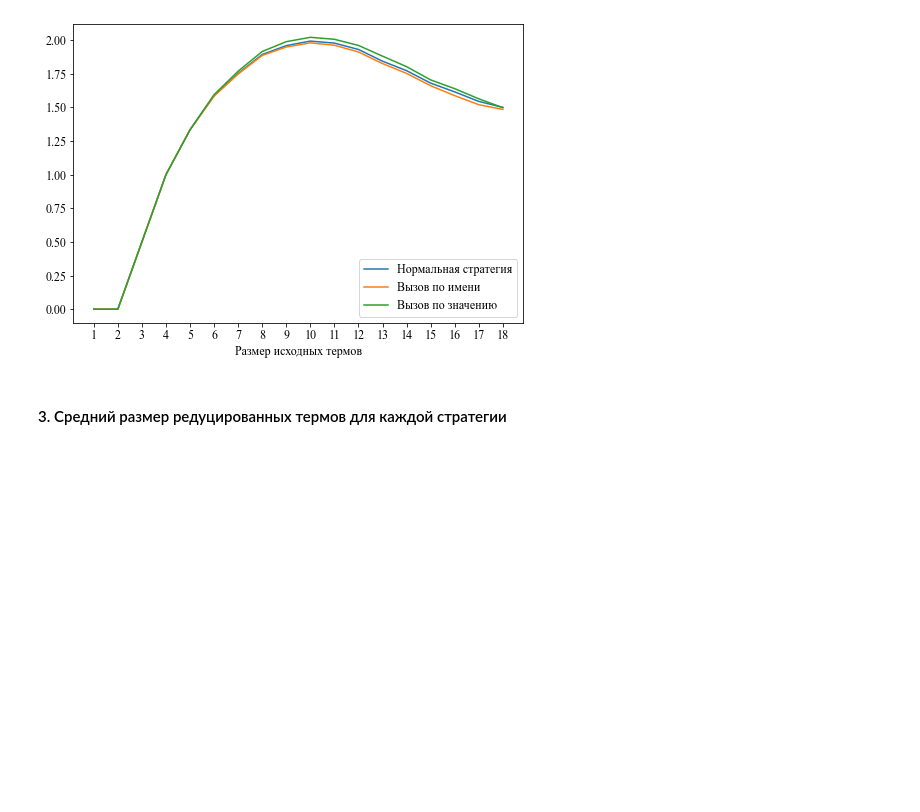
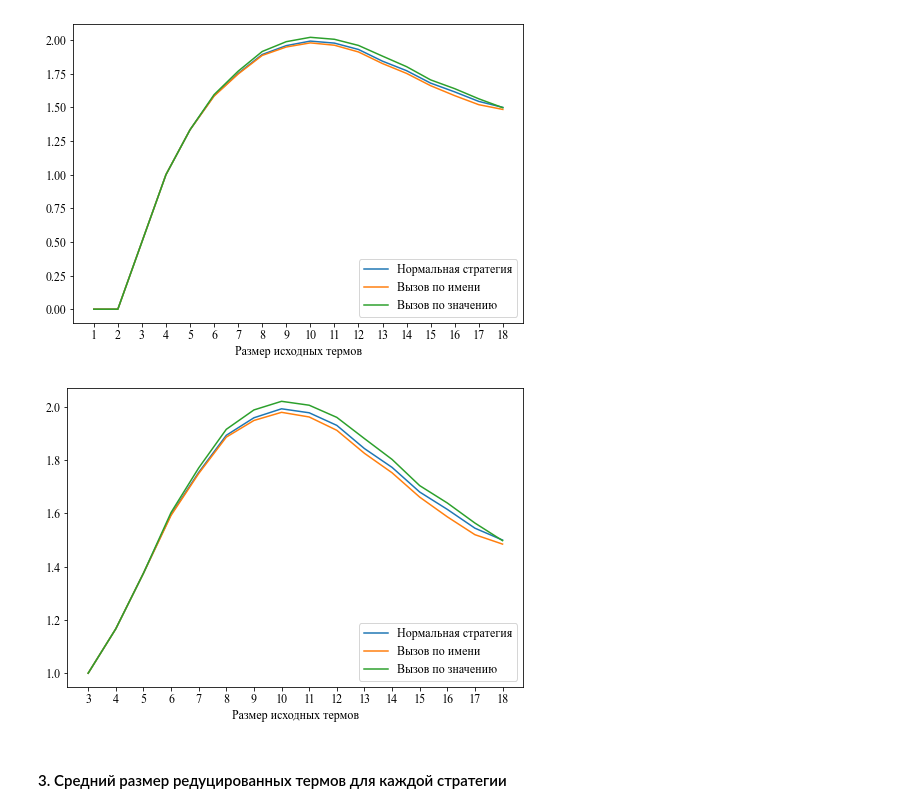
Before and after one commit to OganyanRV/Lambda-calculus-interpreter, a Jupyter notebook: experiment/experiments_visualise.ipynb, the cells around one changed output. Saved outputs shown, nothing was run; the diff lists cells and outputs as text; code cells hidden in the pictures; blank space fills up the shorter version.

Commit message:
add code for new graph visualize

```diff
--- a/experiment/experiments_visualise.ipynb
+++ b/experiment/experiments_visualise.ipynb
@@ -121,6 +197,38 @@ draw_and_save_three_lines_graph(average_len2_norm, average_len2_name, average_le
                                "strategies/Average_steps_count_same_normal_form")
 # %% [output]
 [figure]
+# %%
+average_len2_norm = np.zeros(shape = len(norm_df['size_of_term'].unique()), dtype=float)
+average_len2_name = np.zeros(shape = len(norm_df['size_of_term'].unique()), dtype=float)
+average_len2_val = np.zeros(shape = len(norm_df['size_of_term'].unique()), dtype=float)
+
+for term_size in norm_df['size_of_term'].unique():
+    average_len2_norm[term_size - 1] = np.mean(norm_df[(norm_df['size_of_term'] == term_size)
+                                                       &(norm_df['has_normal_form'] == True)
+                                                       &(norm_df['is_same_norm'] == True)
+                                                       &(norm_df['is_same_val'] == True)
+                                                       &(norm_df['is_same_name'] == True)
+                                                       &(norm_df['steps_count'] != 0)]['steps_count'])
+
+    average_len2_name[term_size - 1] = np.mean(name_df[(name_df['size_of_term'] == term_size)
+                                                       &(name_df['has_normal_form'] == True)
+                                                       &(name_df['is_same_norm'] == True)
+                                                       &(name_df['is_same_val'] == True)
+                                                       &(name_df['is_same_name'] == True)
+                                                      &(name_df['steps_count'] != 0)]['steps_count'])
+
+    average_len2_val[term_size - 1] = np.mean(val_df[(val_df['size_of_term'] == term_size)
+                                                       &(val_df['has_normal_form'] == True)
+                                                       &(val_df['is_same_norm'] == True)
+                                                       &(val_df['is_same_val'] == True)
+                                                       &(val_df['is_same_name'] == True)
+                                                    &(val_df['steps_count'] != 0)]['steps_count'])
+# %%
+draw_and_save_three_lines_graph(average_len2_norm, average_len2_name, average_len2_val,
+                               "Размер исходных термов", "Среднее количество шагов редукции", norm_df['size_of_term'].unique(),
+                               "strategies/Average_steps_count_same_normal_form_2")
+# %% [output]
+[figure, added]
 # %% [markdown]
  #### 3. Средний размер редуцированных термов для каждой стратегии
 # %%
```
Also changed, not shown: parts of 8 cells of this notebook.
